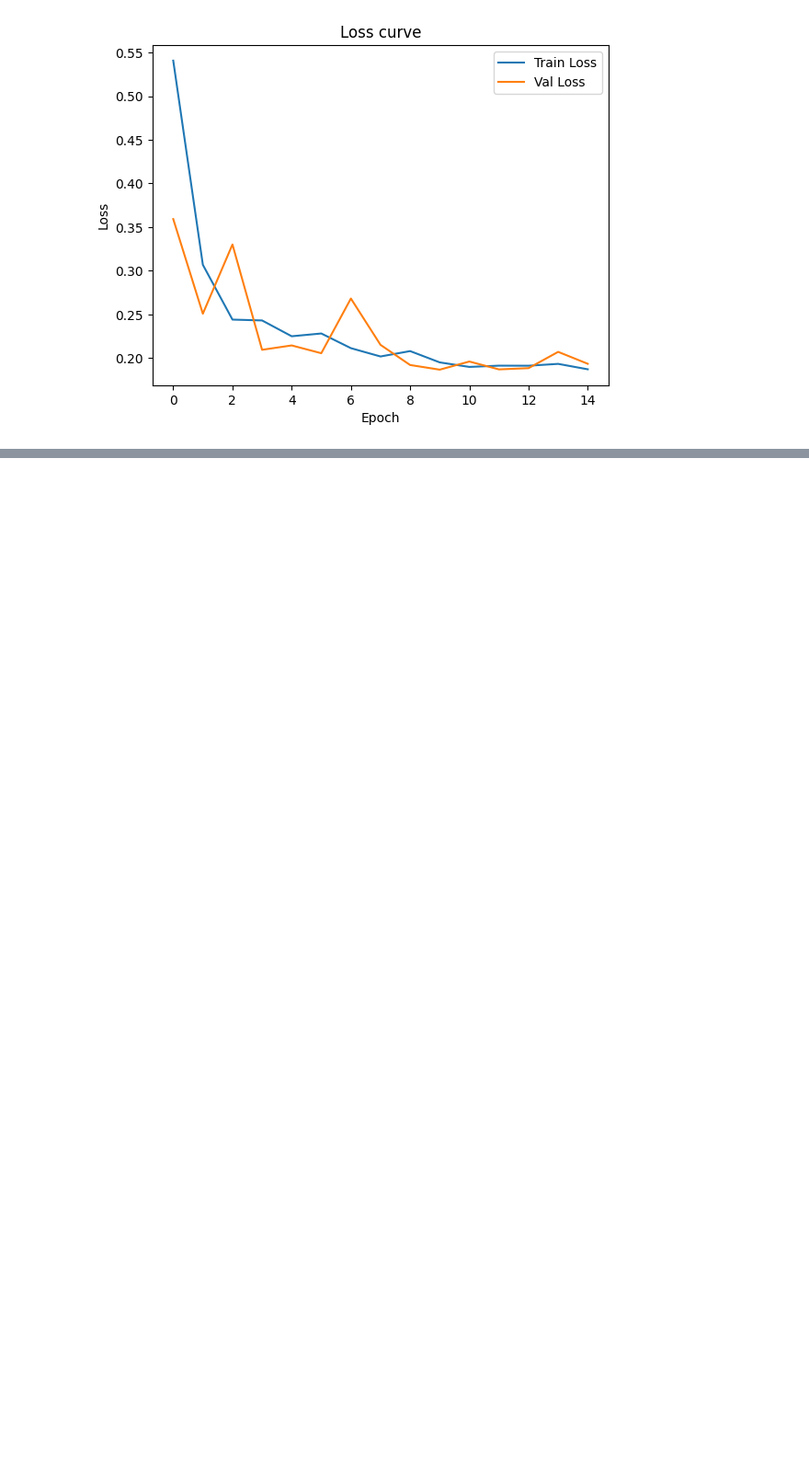
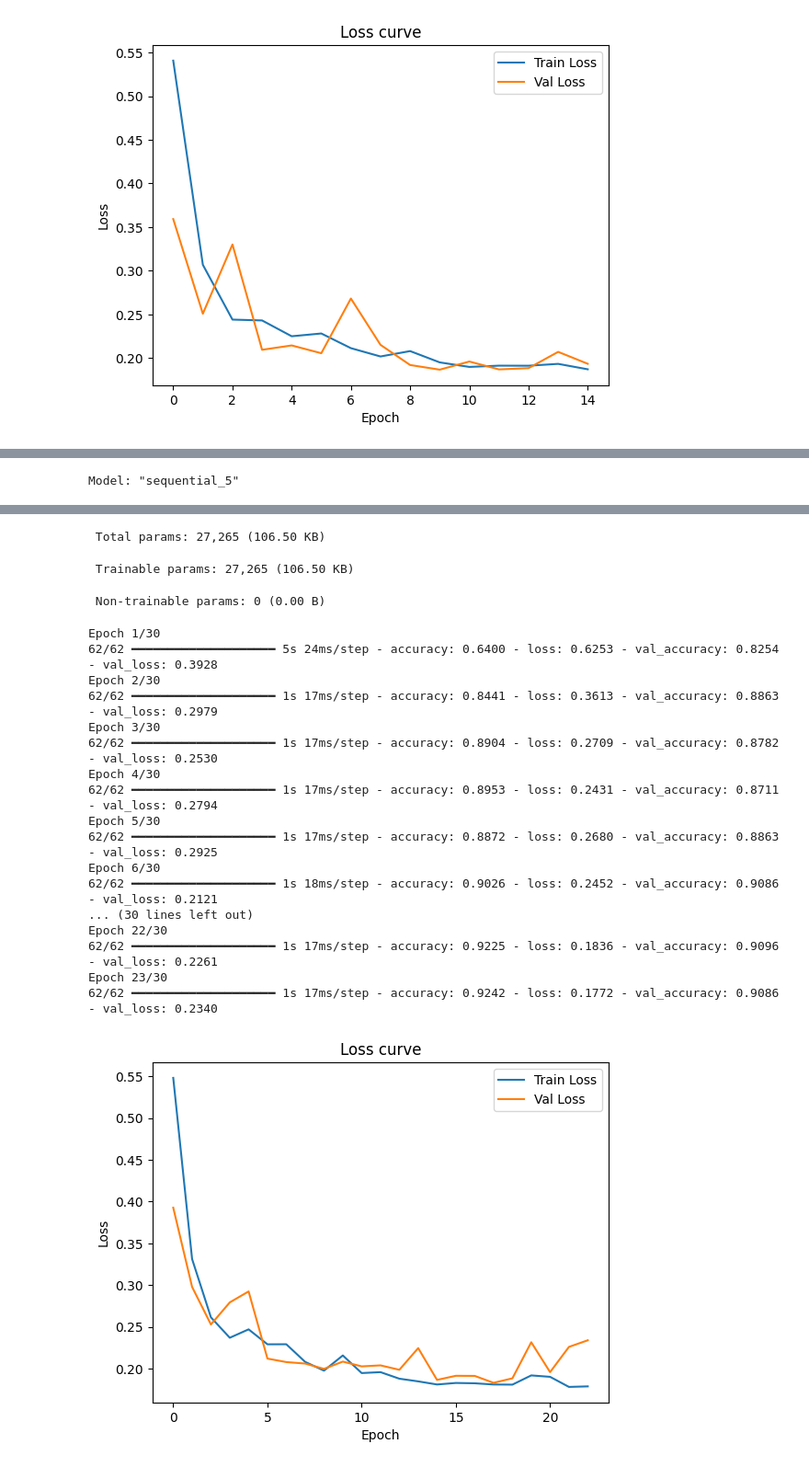
Before and after one commit to ludwigenvall/churn-prediction-dl, a Jupyter notebook: 03_train_lstm_model.ipynb, the cells around one changed output, grey strips where cells are left out. Shown at 92% size. Saved outputs shown, nothing was run; the diff lists cells and outputs as text; code cells hidden in the pictures; blank space fills up the shorter version.

```diff
--- a/03_train_lstm_model.ipynb
+++ b/03_train_lstm_model.ipynb
@@ -143,0 +234,33 @@ plt.show()
+# %%
+from tensorflow.keras.layers import Conv1D, MaxPooling1D
+
+model = Sequential([
+    Conv1D(filters=32, kernel_size=3, activation='relu', input_shape=(30, 3)),
+    MaxPooling1D(pool_size=2),
+    LSTM(64),
+    Dropout(0.3),
+    Dense(32, activation='relu'),
+    Dense(1, activation='sigmoid')
+])
+
+model = compile_lstm_model(model)
+model.summary()
+
+# Train the model
+history = model.fit(
+    X_train, y_train,
+    epochs=30,
+    batch_size=64,
+    validation_split=0.2,
+    callbacks=[early_stop]
+)
+
+plt.plot(history.history['loss'], label='Train Loss')
+plt.plot(history.history['val_loss'], label='Val Loss')
+plt.xlabel('Epoch')
+plt.ylabel('Loss')
+plt.legend()
+plt.title('Loss curve')
+plt.show()
+# %% [output]
+Model: "sequential_5"
@@ -143,0 +282,21 @@ plt.show()
+ Total params: 27,265 (106.50 KB)
+ Trainable params: 27,265 (106.50 KB)
+ Non-trainable params: 0 (0.00 B)
+Epoch 1/30
+62/62 ━━━━━━━━━━━━━━━━━━━━ 5s 24ms/step - accuracy: 0.6400 - loss: 0.6253 - val_accuracy: 0.8254 - val_loss: 0.3928
+Epoch 2/30
+62/62 ━━━━━━━━━━━━━━━━━━━━ 1s 17ms/step - accuracy: 0.8441 - loss: 0.3613 - val_accuracy: 0.8863 - val_loss: 0.2979
+Epoch 3/30
+62/62 ━━━━━━━━━━━━━━━━━━━━ 1s 17ms/step - accuracy: 0.8904 - loss: 0.2709 - val_accuracy: 0.8782 - val_loss: 0.2530
+Epoch 4/30
+62/62 ━━━━━━━━━━━━━━━━━━━━ 1s 17ms/step - accuracy: 0.8953 - loss: 0.2431 - val_accuracy: 0.8711 - val_loss: 0.2794
+Epoch 5/30
+62/62 ━━━━━━━━━━━━━━━━━━━━ 1s 17ms/step - accuracy: 0.8872 - loss: 0.2680 - val_accuracy: 0.8863 - val_loss: 0.2925
+Epoch 6/30
+62/62 ━━━━━━━━━━━━━━━━━━━━ 1s 18ms/step - accuracy: 0.9026 - loss: 0.2452 - val_accuracy: 0.9086 - val_loss: 0.2121
+... (30 lines left out)
+Epoch 22/30
+62/62 ━━━━━━━━━━━━━━━━━━━━ 1s 17ms/step - accuracy: 0.9225 - loss: 0.1836 - val_accuracy: 0.9096 - val_loss: 0.2261
+Epoch 23/30
+62/62 ━━━━━━━━━━━━━━━━━━━━ 1s 17ms/step - accuracy: 0.9242 - loss: 0.1772 - val_accuracy: 0.9086 - val_loss: 0.2340
+[figure, added]
```
Also changed, not shown: parts of 3 cells of this notebook.
